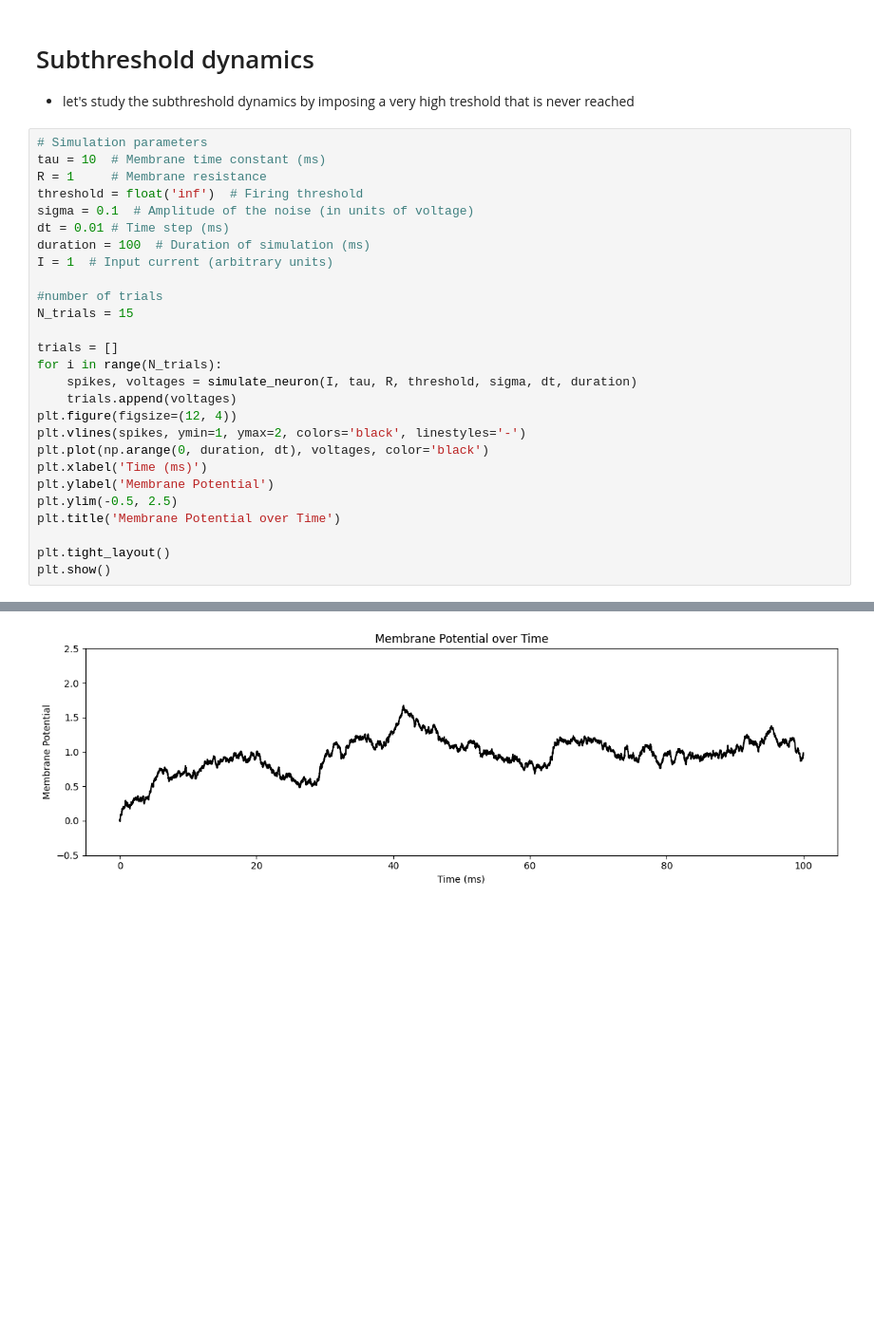
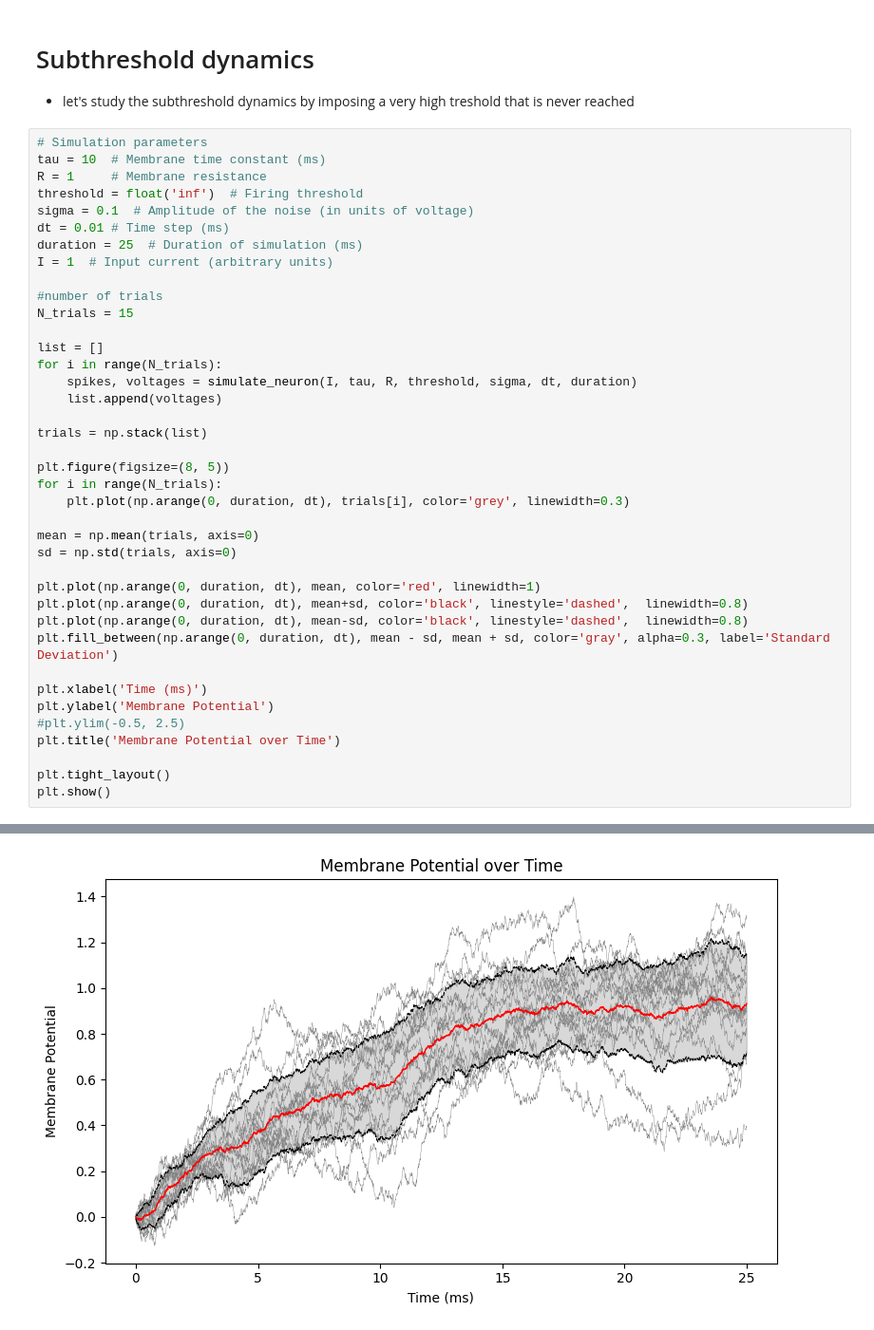
Before and after one commit to zaffo1/Noisy_Neurons, a Jupyter notebook: NoisyNeuron.ipynb, the cells around one changed output, grey strips where cells are left out. Shown: that part at 95% size. Drawn from its saved outputs; the diff is of its cells as text; blank space fills up the shorter version.

Commit message:
plot of mean and sd

```diff
--- a/NoisyNeuron.ipynb
+++ b/NoisyNeuron.ipynb
@@ -70,22 +70,34 @@ R = 1     # Membrane resistance
 threshold = float('inf')  # Firing threshold
 sigma = 0.1  # Amplitude of the noise (in units of voltage)
 dt = 0.01 # Time step (ms)
-duration = 100  # Duration of simulation (ms)
+duration = 25  # Duration of simulation (ms)
 I = 1  # Input current (arbitrary units)
 
 #number of trials
 N_trials = 15
 
-trials = []
+list = []
 for i in range(N_trials):
     spikes, voltages = simulate_neuron(I, tau, R, threshold, sigma, dt, duration)
-    trials.append(voltages)
-plt.figure(figsize=(12, 4))
-plt.vlines(spikes, ymin=1, ymax=2, colors='black', linestyles='-')
-plt.plot(np.arange(0, duration, dt), voltages, color='black')
+    list.append(voltages)
+
+trials = np.stack(list)
+
+plt.figure(figsize=(8, 5))
+for i in range(N_trials):
+    plt.plot(np.arange(0, duration, dt), trials[i], color='grey', linewidth=0.3)
+
+mean = np.mean(trials, axis=0)
+sd = np.std(trials, axis=0)
+
+plt.plot(np.arange(0, duration, dt), mean, color='red', linewidth=1)
+plt.plot(np.arange(0, duration, dt), mean+sd, color='black', linestyle='dashed',  linewidth=0.8)
+plt.plot(np.arange(0, duration, dt), mean-sd, color='black', linestyle='dashed',  linewidth=0.8)
+plt.fill_between(np.arange(0, duration, dt), mean - sd, mean + sd, color='gray', alpha=0.3, label='Standard Deviation')
+
 plt.xlabel('Time (ms)')
 plt.ylabel('Membrane Potential')
-plt.ylim(-0.5, 2.5)
+#plt.ylim(-0.5, 2.5)
 plt.title('Membrane Potential over Time')
 
 plt.tight_layout()
@@ -97 +106 @@ plt.show()
-[figure, old version]
+[figure, new version]
```
Also changed, not shown: parts of 1 cell of this notebook.
